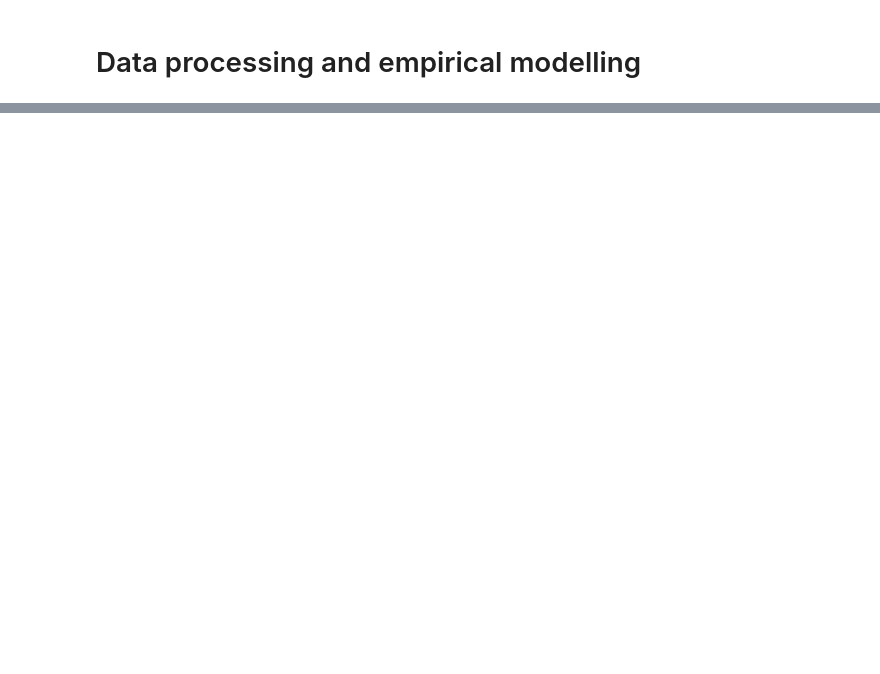
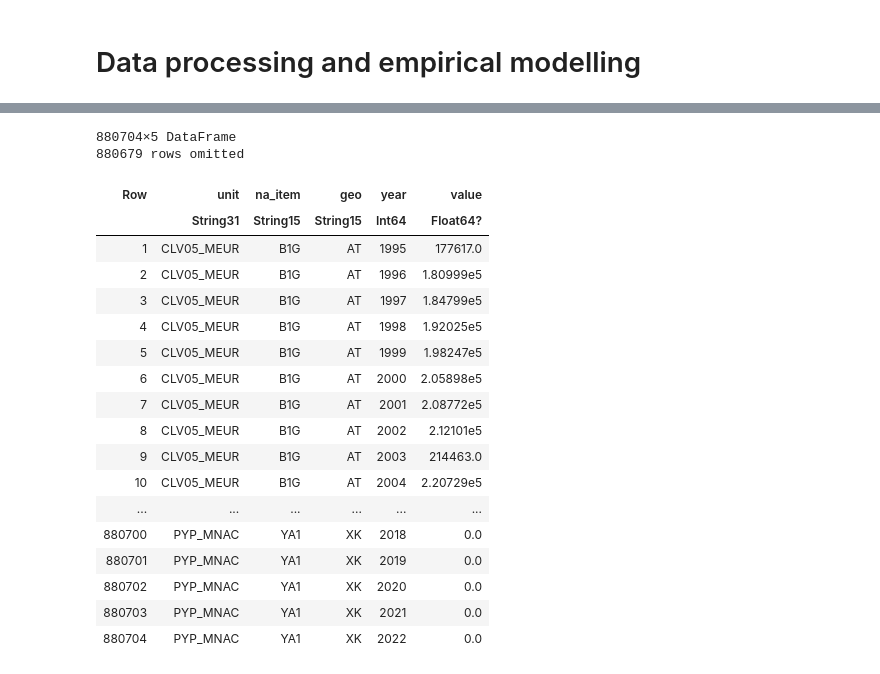
Before and after one commit to avassilev/MME, a Jupyter notebook: Data_processing.ipynb, the cells around one changed output, grey strips where cells are left out. Drawn from its saved outputs; the diff is of its cells as text; code cells hidden in the pictures; blank space fills up the shorter version.

```diff
--- a/Data_processing.ipynb
+++ b/Data_processing.ipynb
@@ -134,0 +309,26 @@ SubString{String}["B1G", "B1GQ", "D21", "D21X31", "D31", "P3", "P31_S13", "P31_S
+# %%
+nat_acc = @chain natl_acc begin
+    @select(unit, na_item, geo, TIME_PERIOD,OBS_VALUE)
+    @rename(year=TIME_PERIOD, value=OBS_VALUE)
+end
+# %% [output]
+880704×5 DataFrame
+880679 rows omitted
+| Row | unit | na_item | geo | year | value |
+|  | String31 | String15 | String15 | Int64 | Float64? |
+| 1 | CLV05_MEUR | B1G | AT | 1995 | 177617.0 |
+| 2 | CLV05_MEUR | B1G | AT | 1996 | 1.80999e5 |
+| 3 | CLV05_MEUR | B1G | AT | 1997 | 1.84799e5 |
+| 4 | CLV05_MEUR | B1G | AT | 1998 | 1.92025e5 |
+| 5 | CLV05_MEUR | B1G | AT | 1999 | 1.98247e5 |
+| 6 | CLV05_MEUR | B1G | AT | 2000 | 2.05898e5 |
+| 7 | CLV05_MEUR | B1G | AT | 2001 | 2.08772e5 |
+| 8 | CLV05_MEUR | B1G | AT | 2002 | 2.12101e5 |
+| 9 | CLV05_MEUR | B1G | AT | 2003 | 214463.0 |
+| 10 | CLV05_MEUR | B1G | AT | 2004 | 2.20729e5 |
+| ... | ... | ... | ... | ... | ... |
+| 880700 | PYP_MNAC | YA1 | XK | 2018 | 0.0 |
+| 880701 | PYP_MNAC | YA1 | XK | 2019 | 0.0 |
+| 880702 | PYP_MNAC | YA1 | XK | 2020 | 0.0 |
+| 880703 | PYP_MNAC | YA1 | XK | 2021 | 0.0 |
+| 880704 | PYP_MNAC | YA1 | XK | 2022 | 0.0 |
```
Also changed, not shown: parts of 47 cells of this notebook, 5 other files.
